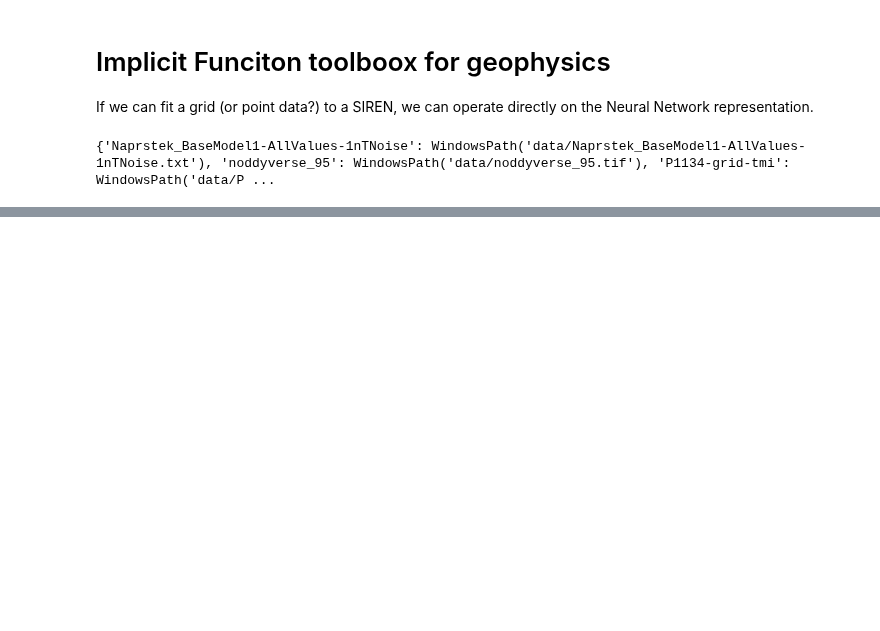
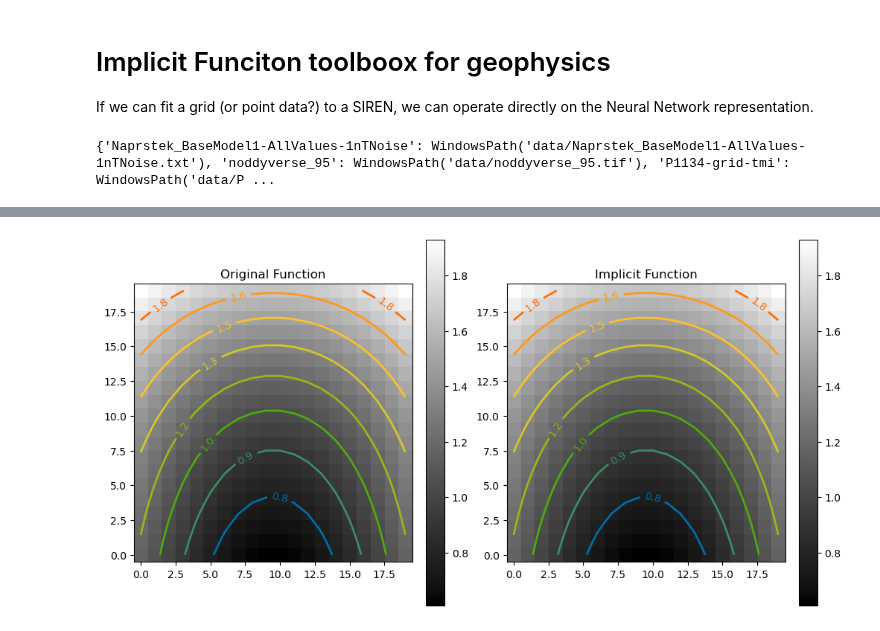
Before and after one commit to LSgeo/ImplicitGeo, a Jupyter notebook: GeoSIREN.ipynb, the cells around one changed output, grey strips where cells are left out. Saved outputs shown, nothing was run; the diff lists cells and outputs as text; code cells hidden in the pictures; blank space fills up the shorter version.

```diff
--- a/GeoSIREN.ipynb
+++ b/GeoSIREN.ipynb
@@ -329,0 +395,16 @@ for step in range(total_steps):
+# %%
+x, y = np.meshgrid(np.linspace(-1, 1, d), np.linspace(-1, 1, d), indexing="xy")
+z = np.sqrt(x**2 + np.exp(y))
+
+pred_z, xy_coord = img_siren(model_input)
+pred_z = dset._unnormalise(pred_z)
+
+plt.figure(constrained_layout=True, figsize=(10, 5))
+plt.subplot(1,2,1)
+plt.title("Original Function")
+plt_cntr(z)
+plt.subplot(1,2,2)
+plt.title("Implicit Function")
+plt_cntr(pred_z.detach().cpu().view(dset.s, dset.s).numpy())
+# %% [output]
+[figure, added]
```
Also changed, not shown: parts of 19 cells of this notebook.
